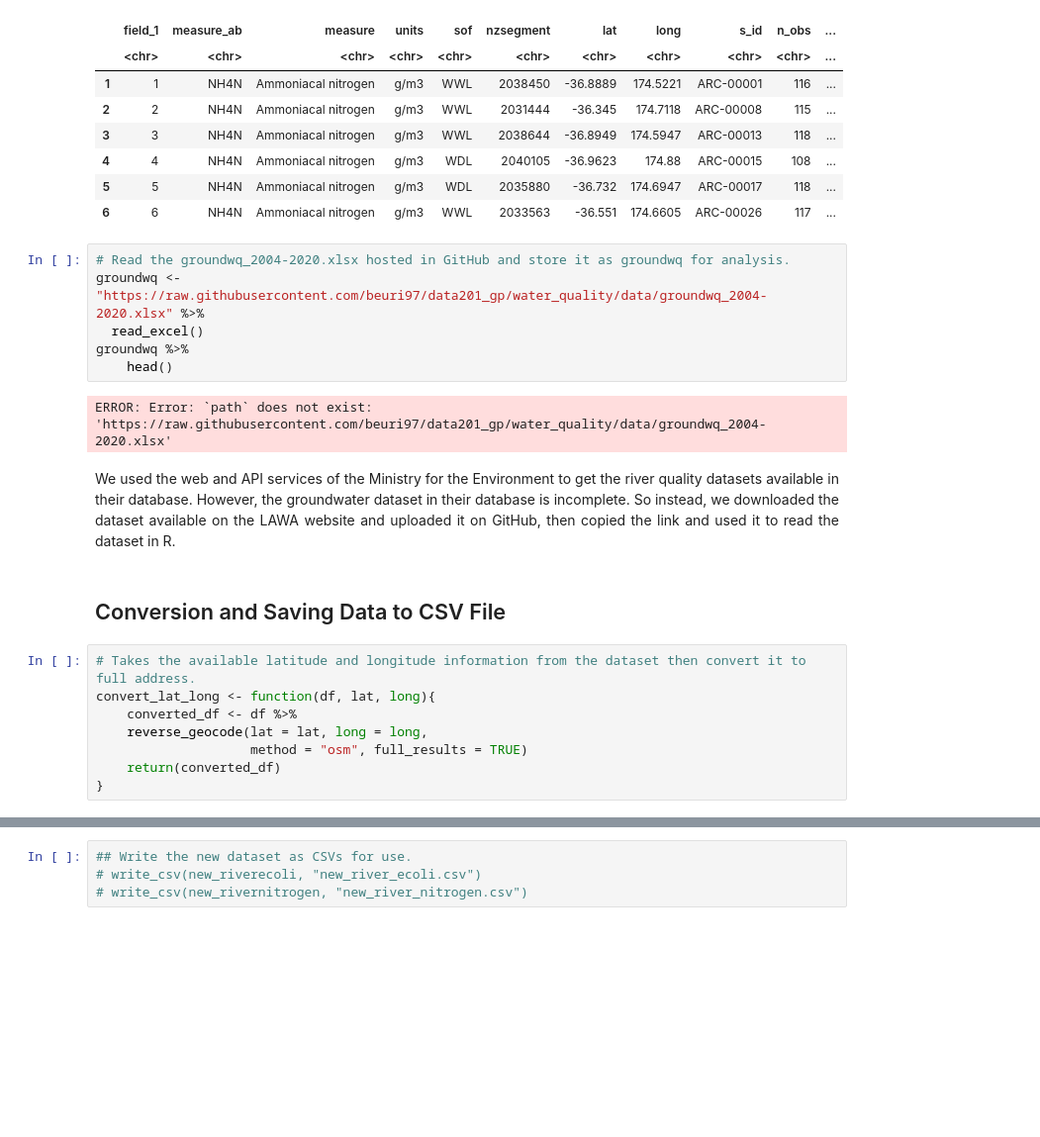
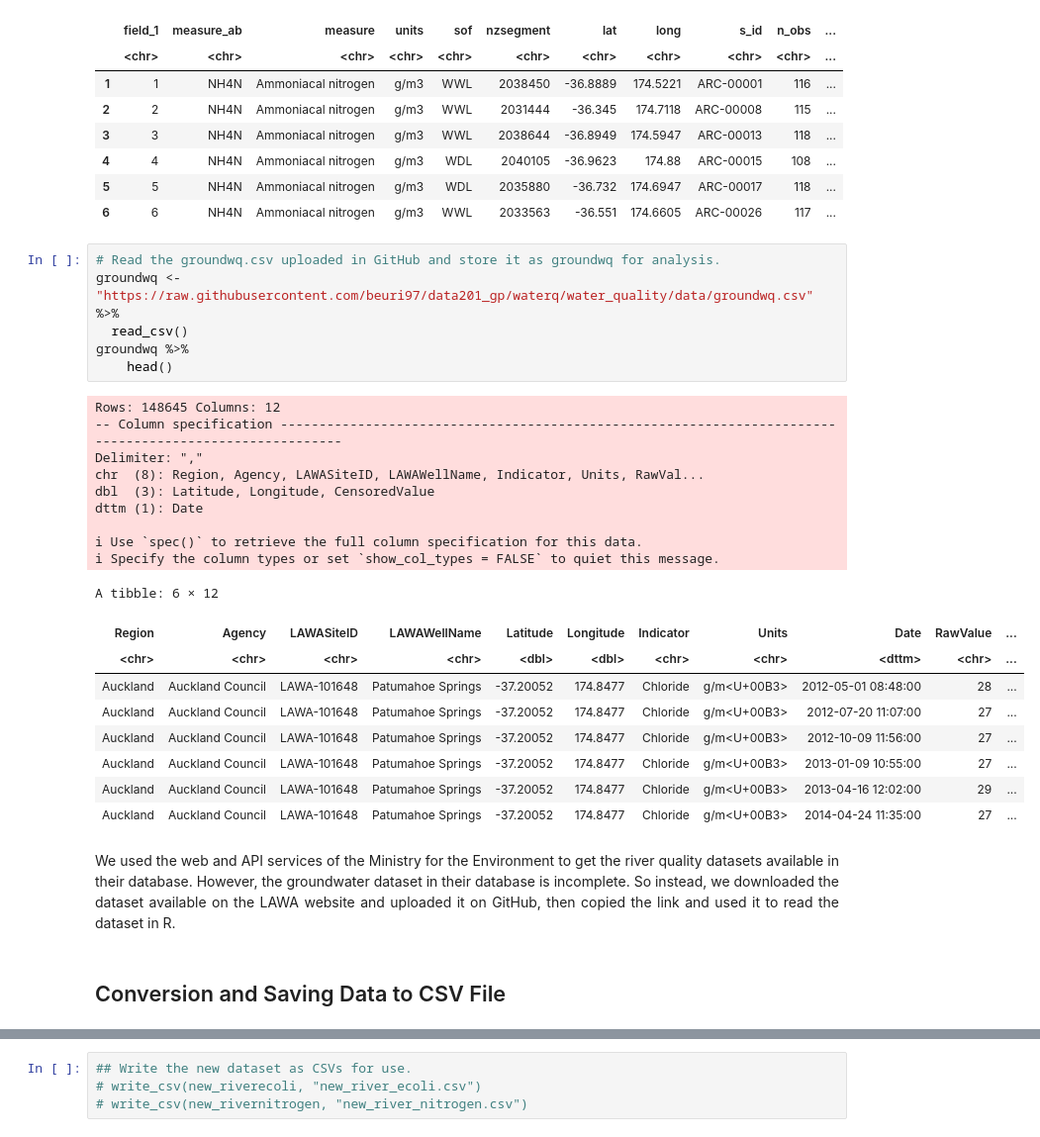
Before and after one commit to beuri97/data201_gp, a Jupyter notebook: water_quality/Water Quality.ipynb, the cells around one changed output, grey strips where cells are left out. Shown: that part at 99% size. Drawn from its saved outputs; the diff is of its cells as text; blank space fills up the shorter version.

```diff
--- a/water_quality/Water Quality.ipynb
+++ b/water_quality/Water Quality.ipynb
@@ -114,23 +111,32 @@ A data.frame: 6 × 33
 | 4 | 4 | NH4N | Ammoniacal nitrogen | g/m3 | WDL | 2040105 | -36.9623 | 174.88 | ARC-00015 | 108 | ... |
 | 5 | 5 | NH4N | Ammoniacal nitrogen | g/m3 | WDL | 2035880 | -36.732 | 174.6947 | ARC-00017 | 118 | ... |
 | 6 | 6 | NH4N | Ammoniacal nitrogen | g/m3 | WWL | 2033563 | -36.551 | 174.6605 | ARC-00026 | 117 | ... |
-# %%
-# Read the groundwq_2004-2020.xlsx hosted in GitHub and store it as groundwq for analysis.
-groundwq <- "https://raw.githubusercontent.com/beuri97/data201_gp/water_quality/data/groundwq_2004-2020.xlsx" %>%
-  read_excel()
-groundwq %>%
-    head()
-# %% [output]
-ERROR: Error: `path` does not exist: 'https://raw.githubusercontent.com/beuri97/data201_gp/water_quality/data/groundwq_2004-2020.xlsx'
-# %% [markdown]
-<p style="text-align: justify"> We used the web and API services of the Ministry for the Environment to get the river quality datasets available in their database. However, the groundwater dataset in their database is incomplete. So instead, we downloaded the dataset available on the LAWA website and uploaded it on GitHub, then copied the link and used it to read the dataset in R. </p>
+# %%
+# Read the groundwq.csv uploaded in GitHub and store it as groundwq for analysis.
+groundwq <- "https://raw.githubusercontent.com/beuri97/data201_gp/waterq/water_quality/data/groundwq.csv" %>%
+  read_csv()
+groundwq %>%
+    head()
+# %% [output]
+Rows: 148645 Columns: 12
+-- Column specification --------------------------------------------------------------------------------------------------------
+Delimiter: ","
+chr  (8): Region, Agency, LAWASiteID, LAWAWellName, Indicator, Units, RawVal...
+dbl  (3): Latitude, Longitude, CensoredValue
+dttm (1): Date
+
+i Use `spec()` to retrieve the full column specification for this data.
+i Specify the column types or set `show_col_types = FALSE` to quiet this message.
+A tibble: 6 × 12
+| Region | Agency | LAWASiteID | LAWAWellName | Latitude | Longitude | Indicator | Units | Date | RawValue | ... |
+| <chr> | <chr> | <chr> | <chr> | <dbl> | <dbl> | <chr> | <chr> | <dttm> | <chr> | ... |
+| Auckland | Auckland Council | LAWA-101648 | Patumahoe Springs | -37.20052 | 174.8477 | Chloride | g/m<U+00B3> | 2012-05-01 08:48:00 | 28 | ... |
+| Auckland | Auckland Council | LAWA-101648 | Patumahoe Springs | -37.20052 | 174.8477 | Chloride | g/m<U+00B3> | 2012-07-20 11:07:00 | 27 | ... |
+| Auckland | Auckland Council | LAWA-101648 | Patumahoe Springs | -37.20052 | 174.8477 | Chloride | g/m<U+00B3> | 2012-10-09 11:56:00 | 27 | ... |
+| Auckland | Auckland Council | LAWA-101648 | Patumahoe Springs | -37.20052 | 174.8477 | Chloride | g/m<U+00B3> | 2013-01-09 10:55:00 | 27 | ... |
+| Auckland | Auckland Council | LAWA-101648 | Patumahoe Springs | -37.20052 | 174.8477 | Chloride | g/m<U+00B3> | 2013-04-16 12:02:00 | 29 | ... |
+| Auckland | Auckland Council | LAWA-101648 | Patumahoe Springs | -37.20052 | 174.8477 | Chloride | g/m<U+00B3> | 2014-04-24 11:35:00 | 27 | ... |
+# %% [markdown]
+<p style="text-align: justify"> We used the web and API services of the Ministry for the Environment to get the river quality datasets available in their database. However, the groundwater dataset in their database is incomplete. So instead, we downloaded the dataset available on the LAWA website and uploaded it on GitHub, then copied the link and used it to read the dataset in R. </p>
 # %% [markdown]
 <h2>Conversion and Saving Data to CSV File</h2>
-# %%
-# Takes the available latitude and longitude information from the dataset then convert it to full address.
-convert_lat_long <- function(df, lat, long){
-    converted_df <- df %>%
-    reverse_geocode(lat = lat, long = long,
-                    method = "osm", full_results = TRUE)
-    return(converted_df)
-}
```
Also changed, not shown: parts of 18 cells of this notebook.
